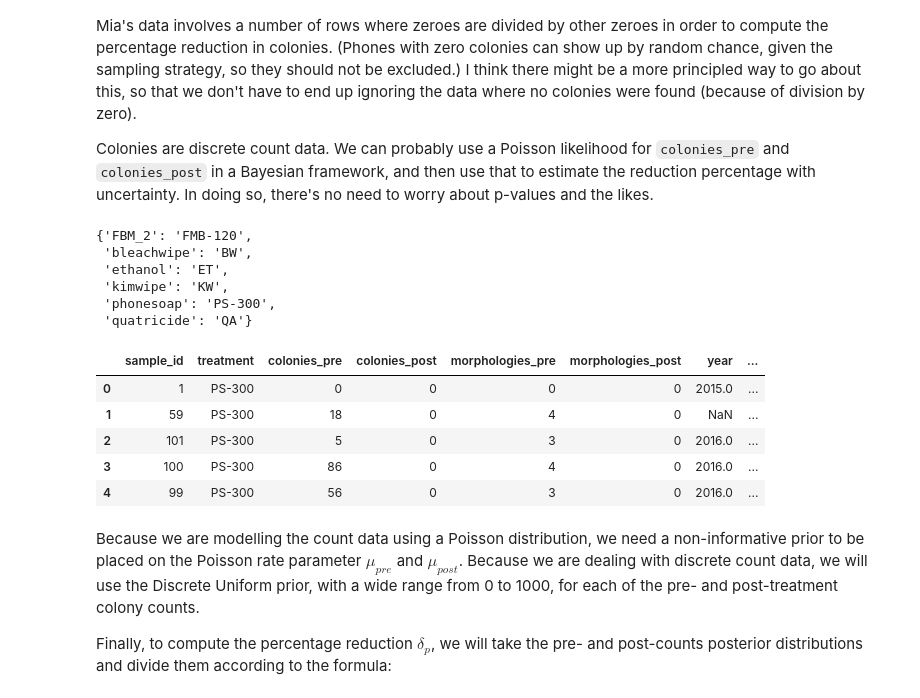
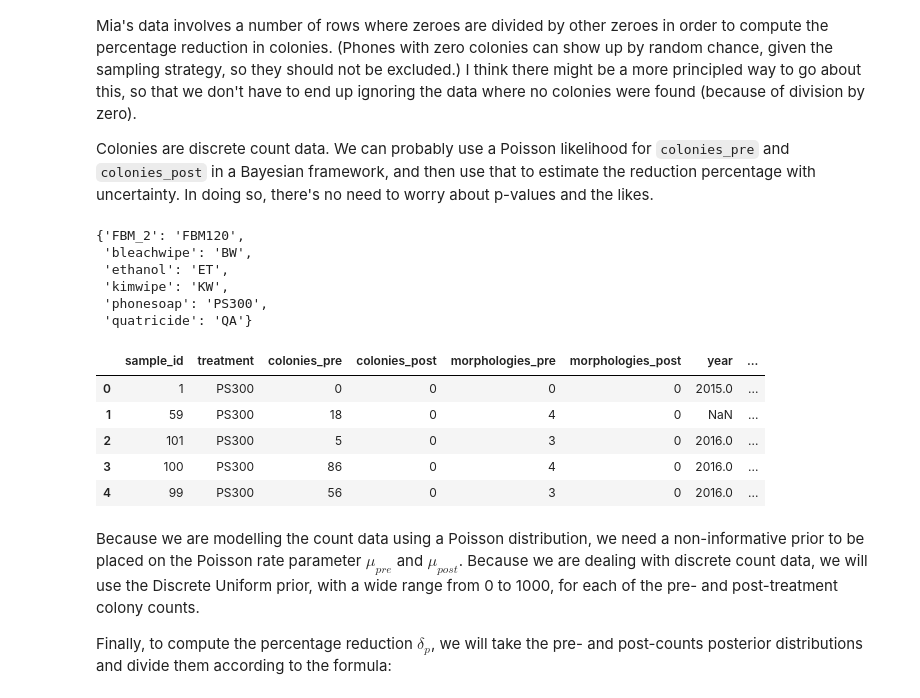
Before and after one commit to afcarl/mia-stats, a Jupyter notebook: sterilization/sterilization.ipynb, the cells around one changed output. Saved outputs shown, nothing was run; the diff lists cells and outputs as text; code cells hidden in the pictures.

```diff
--- a/sterilization/sterilization.ipynb
+++ b/sterilization/sterilization.ipynb
@@ -85,51 +88,51 @@ Colonies are discrete count data. We can probably use a Poisson likelihood for `
 from sklearn.preprocessing import LabelEncoder
 # %%
 renamed_treatments = dict()
-renamed_treatments['FBM_2'] = 'FMB-120'
+renamed_treatments['FBM_2'] = 'FBM120'
 renamed_treatments['bleachwipe'] = 'BW'
 renamed_treatments['ethanol'] = 'ET'
 renamed_treatments['kimwipe'] = 'KW'
-renamed_treatments['phonesoap'] = 'PS-300'
+renamed_treatments['phonesoap'] = 'PS300'
 renamed_treatments['quatricide'] = 'QA'
 renamed_treatments
 # %% [output]
-{'FBM_2': 'FMB-120',
+{'FBM_2': 'FBM120',
  'bleachwipe': 'BW',
  'ethanol': 'ET',
  'kimwipe': 'KW',
- 'phonesoap': 'PS-300',
+ 'phonesoap': 'PS300',
  'quatricide': 'QA'}
 # %%
 # Reload the data one more time.
 data = pd.read_csv('smartphone_sanitization_manuscript.csv', na_values=['#DIV/0!'])
 del data['perc_reduction colonies']
 
 # Exclude cellblaster data
 data = data[data['treatment'] != 'CB30']
 data = data[data['treatment'] != 'cellblaster']
 
 # Rename treatments
 data['treatment'] = data['treatment'].apply(lambda x: renamed_treatments[x])
 
 # Sort the data according to the treatments.
-treatment_order = ['PS-300', 'FMB-120', 'BW', 'ET', 'QA', 'KW']
+treatment_order = ['PS300', 'FBM120', 'BW', 'ET', 'QA', 'KW']
 data['treatment'] = data['treatment'].astype('category')
 data['treatment'].cat.set_categories(treatment_order, inplace=True)
 data = data.sort_values(['treatment']).reset_index(drop=True)
 
 # Encode the treatment index.
 data['treatment_idx'] = data['treatment'].apply(lambda x: treatment_order.index(x))
 data['perc_change_colonies'] = (data['colonies_post'] - data['colonies_pre']) / data['colonies_pre']
 
 # View the first 5 rows.
 data.head(5)
 # %% [output]
 |  | sample_id | treatment | colonies_pre | colonies_post | morphologies_pre | morphologies_post | year | ... |
-| 0 | 1 | PS-300 | 0 | 0 | 0 | 0 | 2015.0 | ... |
-| 1 | 59 | PS-300 | 18 | 0 | 4 | 0 | NaN | ... |
-| 2 | 101 | PS-300 | 5 | 0 | 3 | 0 | 2016.0 | ... |
-| 3 | 100 | PS-300 | 86 | 0 | 4 | 0 | 2016.0 | ... |
-| 4 | 99 | PS-300 | 56 | 0 | 3 | 0 | 2016.0 | ... |
+| 0 | 1 | PS300 | 0 | 0 | 0 | 0 | 2015.0 | ... |
+| 1 | 59 | PS300 | 18 | 0 | 4 | 0 | NaN | ... |
+| 2 | 101 | PS300 | 5 | 0 | 3 | 0 | 2016.0 | ... |
+| 3 | 100 | PS300 | 86 | 0 | 4 | 0 | 2016.0 | ... |
+| 4 | 99 | PS300 | 56 | 0 | 3 | 0 | 2016.0 | ... |
 # %% [markdown]
 Because we are modelling the count data using a Poisson distribution, we need a non-informative prior to be placed on the Poisson rate parameter $\mu_{pre}$ and $\mu_{post}$. Because we are dealing with discrete count data, we will use the Discrete Uniform prior, with a wide range from 0 to 1000, for each of the pre- and post-treatment colony counts.
 
```
Also changed, not shown: parts of 11 cells of this notebook, 2 other files.
